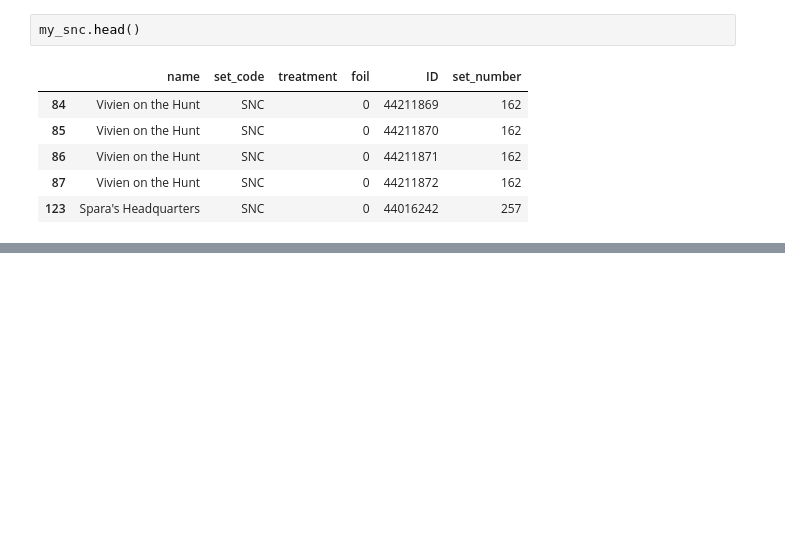
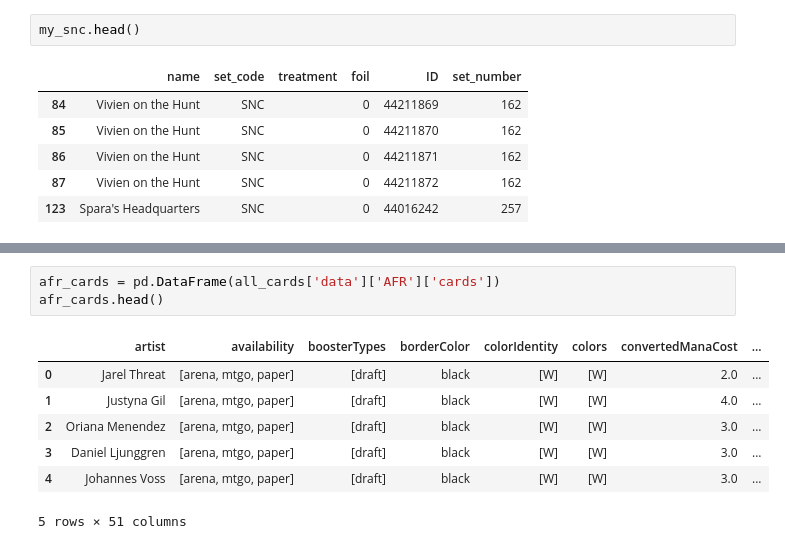
Before and after one commit to saudino480/mtgBinderHelper, a Jupyter notebook: helper/testing_db_fusion.ipynb, the cells around one changed output, grey strips where cells are left out. Drawn from its saved outputs; the diff is of its cells as text; blank space fills up the shorter version.

```diff
--- a/helper/testing_db_fusion.ipynb
+++ b/helper/testing_db_fusion.ipynb
@@ -528,0 +520,11 @@ my_snc.head()
+# %%
+afr_cards = pd.DataFrame(all_cards['data']['AFR']['cards'])
+afr_cards.head()
+# %% [output]
+|  | artist | availability | boosterTypes | borderColor | colorIdentity | colors | convertedManaCost | ... |
+| 0 | Jarel Threat | [arena, mtgo, paper] | [draft] | black | [W] | [W] | 2.0 | ... |
+| 1 | Justyna Gil | [arena, mtgo, paper] | [draft] | black | [W] | [W] | 4.0 | ... |
+| 2 | Oriana Menendez | [arena, mtgo, paper] | [draft] | black | [W] | [W] | 3.0 | ... |
+| 3 | Daniel Ljunggren | [arena, mtgo, paper] | [draft] | black | [W] | [W] | 3.0 | ... |
+| 4 | Johannes Voss | [arena, mtgo, paper] | [draft] | black | [W] | [W] | 3.0 | ... |
+5 rows × 51 columns
```
Also changed, not shown: parts of 11 cells of this notebook, 1 other file.
